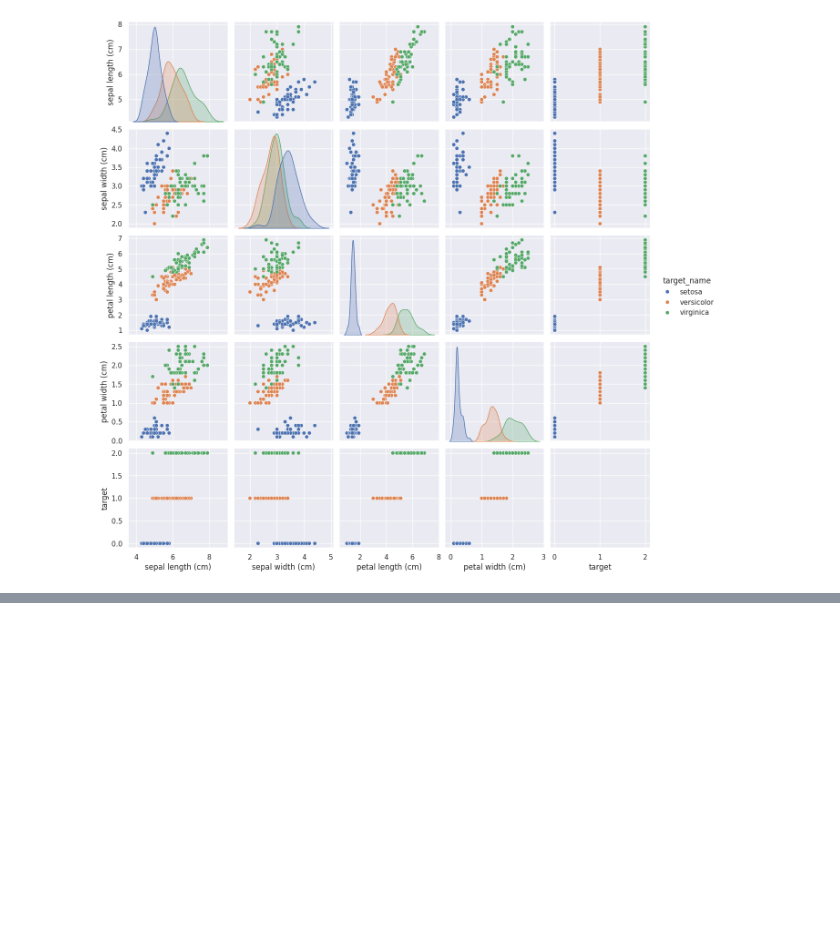
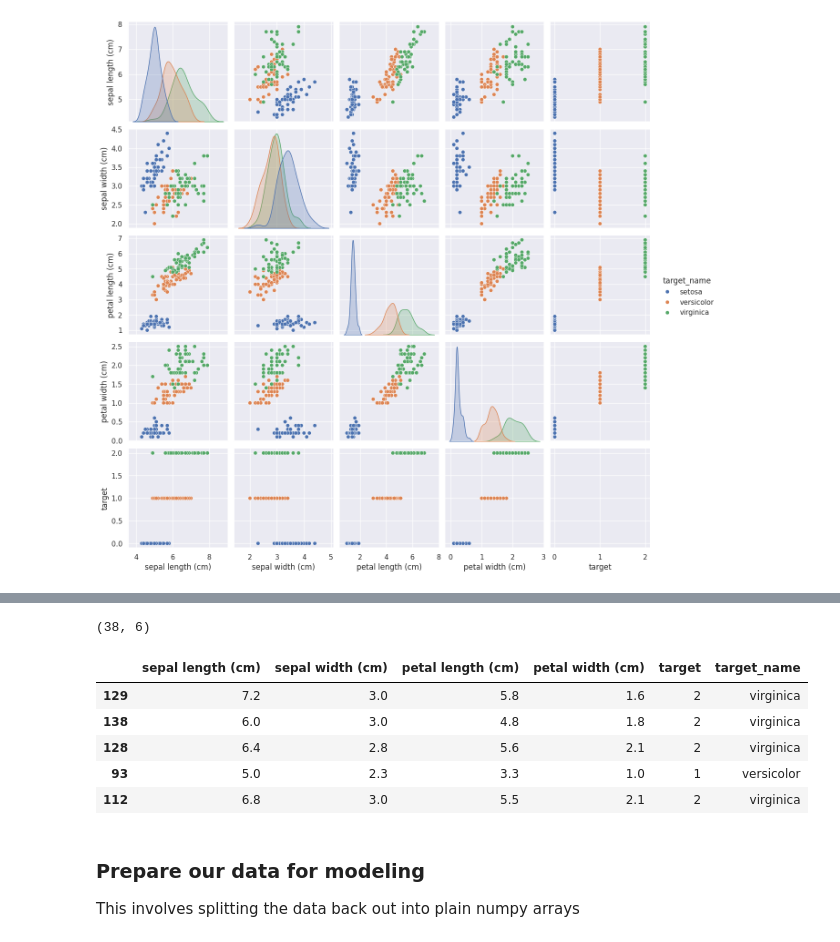
Before and after one commit to NaveenBasavaraj/machine_learning, a Jupyter notebook: the-classic-iris-inspection.ipynb, the cells around one changed output, grey strips where cells are left out. Saved outputs shown, nothing was run; the diff lists cells and outputs as text; code cells hidden in the pictures; blank space fills up the shorter version.

Commit message:
manual model creation

```diff
--- a/the-classic-iris-inspection.ipynb
+++ b/the-classic-iris-inspection.ipynb
@@ -274,0 +299,18 @@ sns.pairplot(df, hue="target_name")
+# %%
+df_train, df_test = train_test_split(df, test_size=0.25)
+# %%
+df_test.shape
+# %% [output]
+(38, 6)
+# %%
+df_test.head()
+# %% [output]
+|  | sepal length (cm) | sepal width (cm) | petal length (cm) | petal width (cm) | target | target_name |
+| 129 | 7.2 | 3.0 | 5.8 | 1.6 | 2 | virginica |
+| 138 | 6.0 | 3.0 | 4.8 | 1.8 | 2 | virginica |
+| 128 | 6.4 | 2.8 | 5.6 | 2.1 | 2 | virginica |
+| 93 | 5.0 | 2.3 | 3.3 | 1.0 | 1 | versicolor |
+| 112 | 6.8 | 3.0 | 5.5 | 2.1 | 2 | virginica |
+# %% [markdown]
+### Prepare our data for modeling
+This involves splitting the data back out into plain numpy arrays
```
Also changed, not shown: parts of 18 cells of this notebook.
